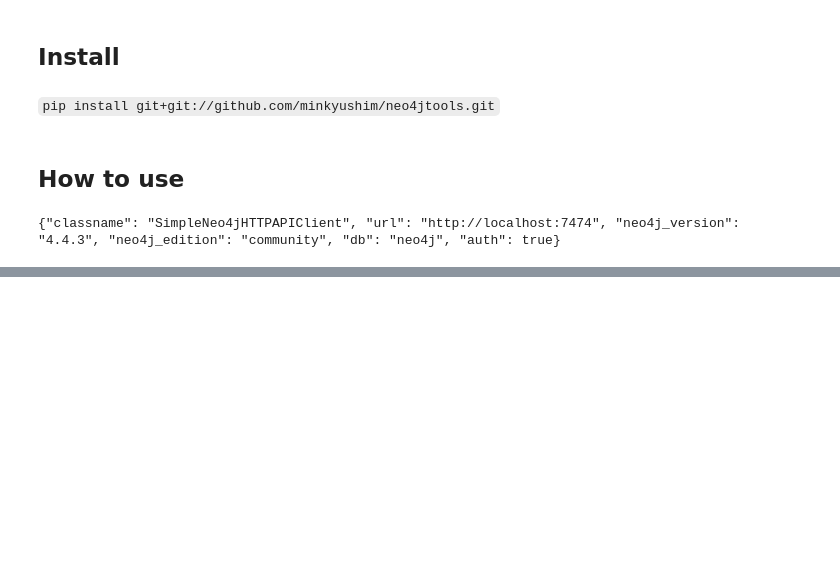
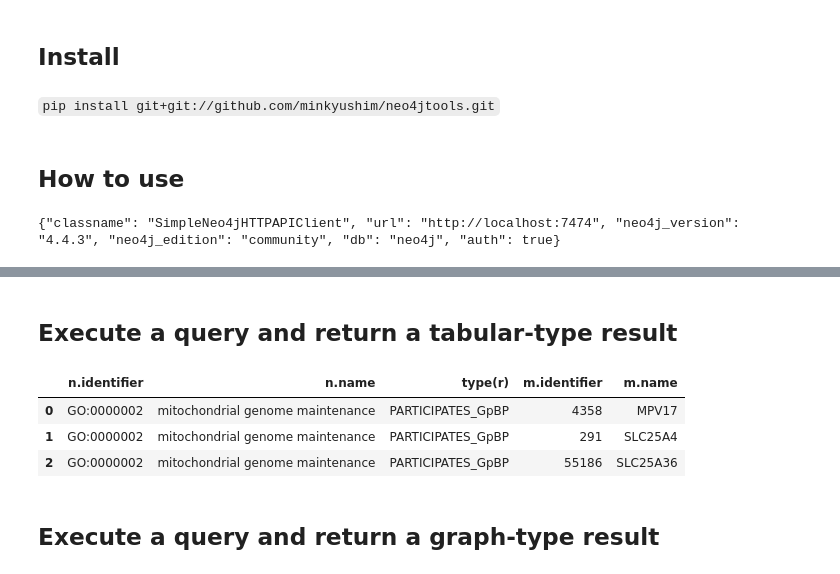
Before and after one commit to minkyushim/neo4jtools, a Jupyter notebook: index.ipynb, the cells around one changed output, grey strips where cells are left out. Drawn from its saved outputs; the diff is of its cells as text; code cells hidden in the pictures; blank space fills up the shorter version.

```diff
--- a/index.ipynb
+++ b/index.ipynb
@@ -22,3 +24,16 @@ client.execute_read_query('match (n) return count(n);')
      'meta': [None],
      'graph': {'nodes': [], 'relationships': []}}]}],
  'errors': []}
+# %% [markdown]
+## Execute a query and return a tabular-type result
+# %%
+import pandas as pd
+result=client.execute_read_query('match p=(n)-[r]-(m) return n.identifier, n.name, type(r), m.identifier, m.name limit 3;', output_format='row')
+pd.DataFrame(result)
+# %% [output]
+|  | n.identifier | n.name | type(r) | m.identifier | m.name |
+| 0 | GO:0000002 | mitochondrial genome maintenance | PARTICIPATES_GpBP | 4358 | MPV17 |
+| 1 | GO:0000002 | mitochondrial genome maintenance | PARTICIPATES_GpBP | 291 | SLC25A4 |
+| 2 | GO:0000002 | mitochondrial genome maintenance | PARTICIPATES_GpBP | 55186 | SLC25A36 |
+# %% [markdown]
+## Execute a query and return a graph-type result
```
Also changed, not shown: parts of 5 cells of this notebook, 14 other files.
